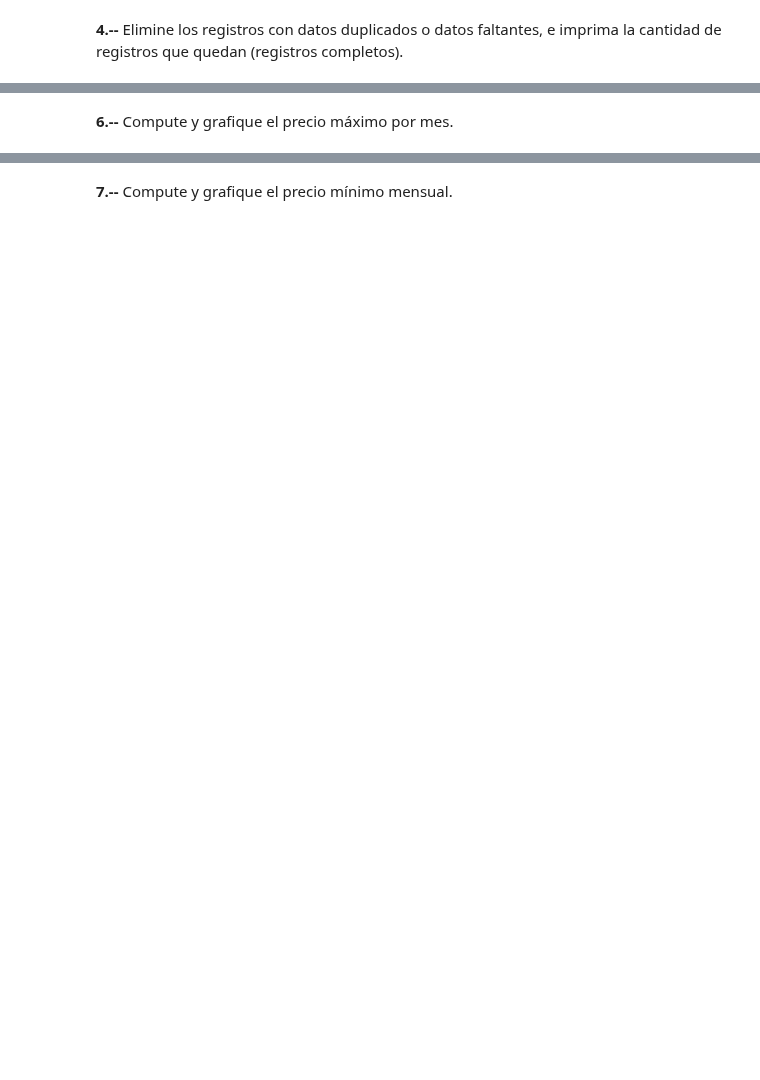
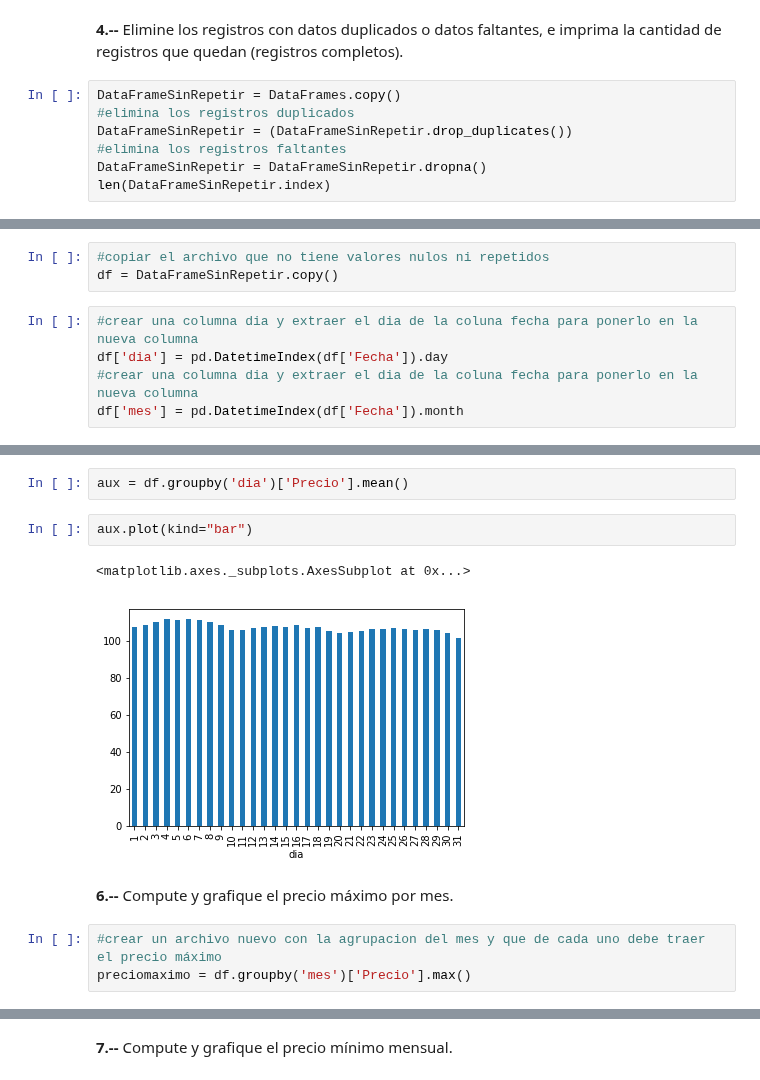
Before and after one commit to cda-2019-01/lab-analisis-exploratorio-de-datos-Paranistula, a Jupyter notebook: LAB-precios-electricidad.ipynb, the cells around one changed output, grey strips where cells are left out. Cells and saved outputs as stored; diff of their text form; blank space fills up the shorter version.

```diff
--- a/LAB-precios-electricidad.ipynb
+++ b/LAB-precios-electricidad.ipynb
@@ -115,2 +60,9 @@ Index(['index', 'name', 'value'], dtype='object')
 # %% [markdown]
 **4.--** Elimine los registros con datos duplicados o datos faltantes, e imprima la cantidad de registros que quedan (registros completos).
+# %%
+DataFrameSinRepetir = DataFrames.copy()
+#elimina los registros duplicados
+DataFrameSinRepetir = (DataFrameSinRepetir.drop_duplicates())
+#elimina los registros faltantes
+DataFrameSinRepetir = DataFrameSinRepetir.dropna()
+len(DataFrameSinRepetir.index)
@@ -120,0 +73,8 @@ Index(['index', 'name', 'value'], dtype='object')
+# %%
+#copiar el archivo que no tiene valores nulos ni repetidos
+df = DataFrameSinRepetir.copy()
+# %%
+#crear una columna dia y extraer el dia de la coluna fecha para ponerlo en la nueva columna
+df['dia'] = pd.DatetimeIndex(df['Fecha']).day
+#crear una columna dia y extraer el dia de la coluna fecha para ponerlo en la nueva columna
+df['mes'] = pd.DatetimeIndex(df['Fecha']).month
@@ -121,2 +90,12 @@ Index(['index', 'name', 'value'], dtype='object')
+# %%
+aux = df.groupby('dia')['Precio'].mean()
+# %%
+aux.plot(kind="bar")
+# %% [output]
+<matplotlib.axes._subplots.AxesSubplot at 0x...>
+[figure, added]
 # %% [markdown]
 **6.--** Compute y grafique el precio máximo por mes.
+# %%
+#crear un archivo nuevo con la agrupacion del mes y que de cada uno debe traer el precio máximo
+preciomaximo = df.groupby('mes')['Precio'].max()
```
Also changed, not shown: parts of 72 cells of this notebook.
